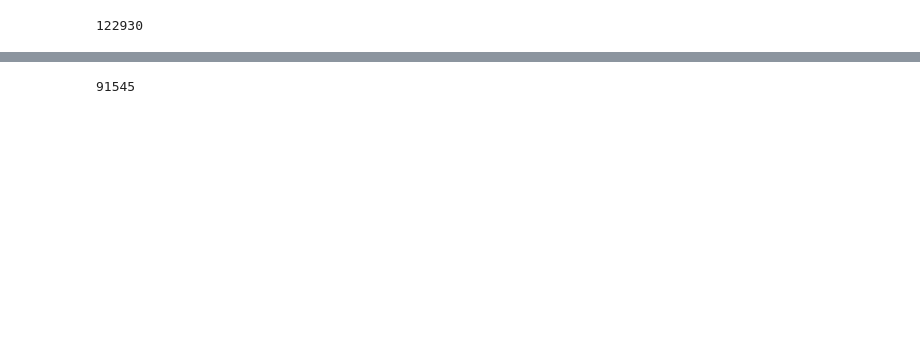
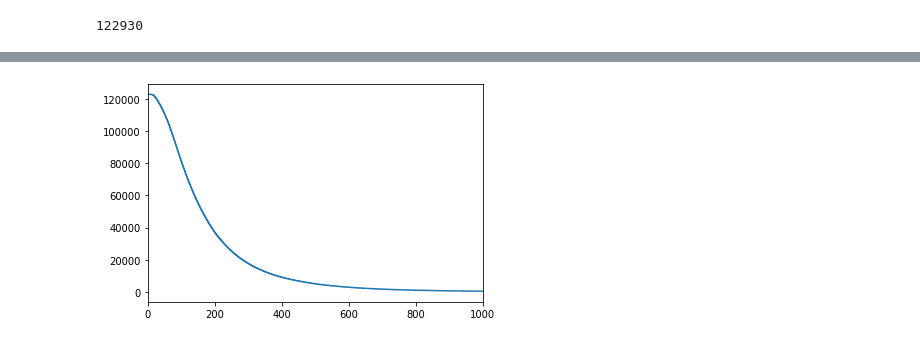
Before and after one commit to andrewdingcanada8/ml-recipe-generator, a Jupyter notebook: data/data_mmf.ipynb, the cells around one changed output, grey strips where cells are left out. Cells and saved outputs as stored; diff of their text form; code cells hidden in the pictures; blank space fills up the shorter version.

```diff
--- a/data/data_mmf.ipynb
+++ b/data/data_mmf.ipynb
@@ -47,7 +50,16 @@ print(data[1])
 import parse_recipe as RecipeParser
 importlib.reload(RecipeParser)
 
-recipes = [RecipeParser.parse_recipe(x) for x in data]
+
+def parse_recipe(recipe: str):
+    parsed = RecipeParser.parse_recipe(recipe)
+    # if (parsed.title == "Beer-battered Asparagus with Garlic Aioli"):
+    #     print(parsed.directions)
+    #     raise Exception("stop")
+    return parsed
+
+
+recipes = [parse_recipe(x) for x in data]
 print(len(recipes))
 # %% [output]
 122930
@@ -58,6 +69,6 @@ print(recipes[1].directions)
 # %%
 TITLE_STOP_WORD = '🆃🅸🆃🅻🅴\n'
-INGREDIENTS_STOP_WORD = '🅸🅽🅶🆁🅴🅳🅸🅴🅽🆃🆂\n'
+# INGREDIENTS_STOP_WORD = '🅸🅽🅶🆁🅴🅳🅸🅴🅽🆃🆂\n'
 INSTRUCTIONS_STOP_WORD = '🅸🅽🆂🆃🆁🆄🅲🆃🅸🅾🅽🆂\n'
 
 
@@ -76,9 +87,30 @@ def recipe_to_string(recipe: RecipeParser.Recipe):
     instructions_string = ''
     for instruction in instructions:
         if instruction:
+            instruction = instruction.strip()
             instructions_string += f'▪︎ {instruction}\n'
 
-    return f'{TITLE_STOP_WORD}{title}\n\n{INGREDIENTS_STOP_WORD}{ingredients_string}\n{INSTRUCTIONS_STOP_WORD}{instructions_string}'
+    # remove weird characters from instructions
+    instructions_string = instructions_string.replace(
+        ";", "").replace("▪︎", "").replace("------", "").strip()
+    title = title.replace(".", "").strip()
+
+    # if isntructions has like some weird characters
+    if (len(instructions_string) < 5):
+        return ""
+
+    if len(title) < 2:
+        return ""
+    elif title == "qaV113":
+        return ""
+    elif title == "Title" or instructions == "Title":
+        return ""
+
+    final_str = f'{TITLE_STOP_WORD}{title}\n\n{INSTRUCTIONS_STOP_WORD}{instructions_string}'
+    # if (title == "Beer-battered Asparagus with Garlic Aioli"):
+    #     print(final_str)
+    #     raise Exception("stop")
+    return final_str
 
 
 string_recipes = [recipe_to_string(recipe) for recipe in recipes]
@@ -92,13 +171,18 @@ print(len(string_recipes[1].split(" ")))
 # %%
-MAX_WORD_LENGTH = 300
+MAX_NUM_WORDS = 250
 
 
 def filter_recipes_by_length(recipe_test):
-    return len((recipe_test.split(" "))) <= MAX_WORD_LENGTH
+    return len((recipe_test.split(" "))) <= MAX_NUM_WORDS
 
 
 max_len_recipes = [
-    recipe_text for recipe_text in string_recipes if filter_recipes_by_length(recipe_text)]
-print(len(max_len_recipes))
+    recipe_text for recipe_text in filtered_string_recipes if filter_recipes_by_length(recipe_text)]
-# %% [output]
-91545
+# %%
+recipe_lens = [len(x.split(" ")) for x in string_recipes]
+recipe_lens.sort(reverse=True)
+plt.plot(recipe_lens, np.arange(len(string_recipes)))
+plt.xlim([0, 1000])
+plt.show()
+# %% [output]
+[figure, added]
```
Also changed, not shown: parts of 22 cells of this notebook, 6 other files.
